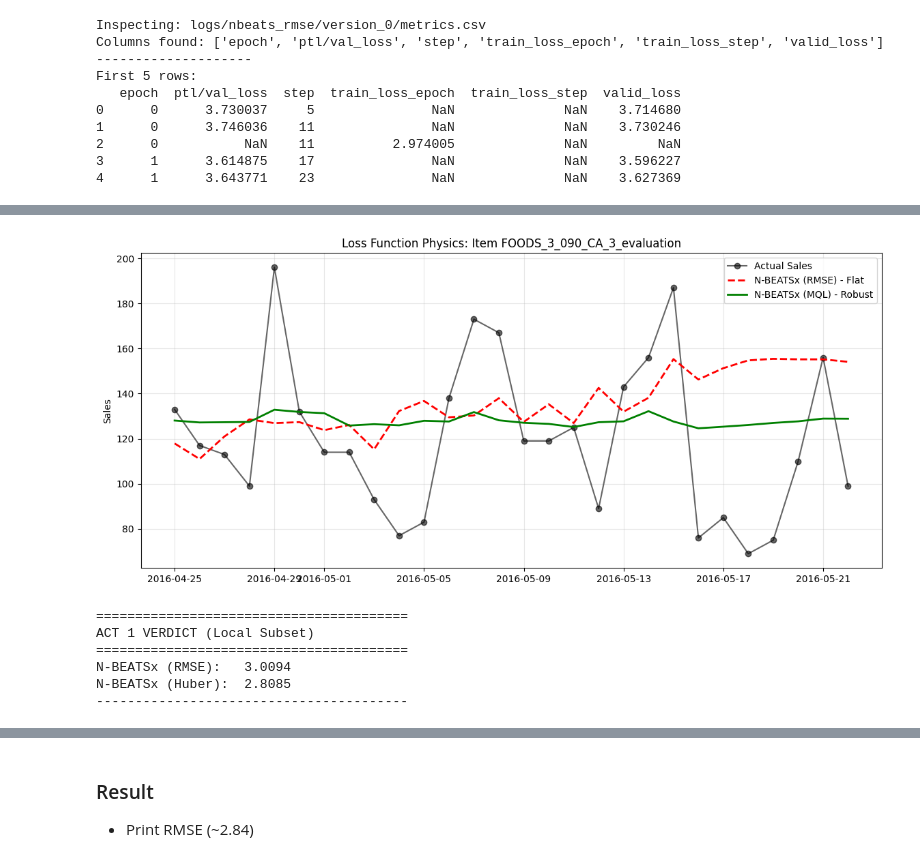
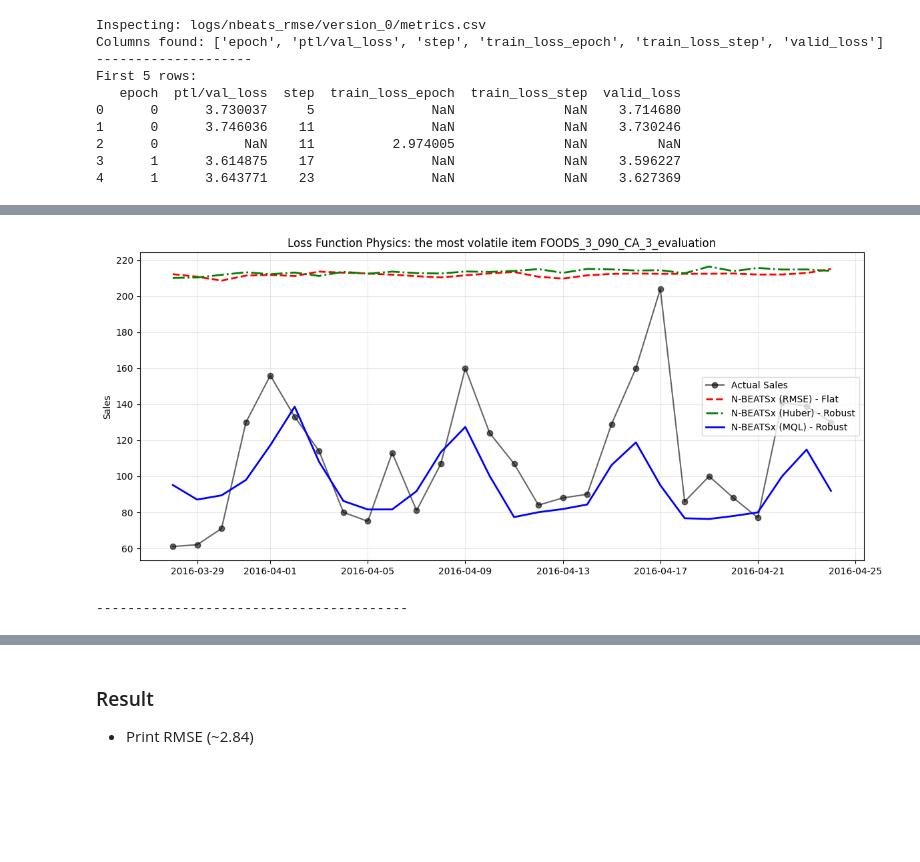
Before and after one commit to Zak-Las/Walmart-Demand-Forcasting, a Jupyter notebook: Notebooks/01_local_dynamics.ipynb, the cells around one changed output, grey strips where cells are left out. Drawn from its saved outputs; the diff is of its cells as text; code cells hidden in the pictures; blank space fills up the shorter version.

```diff
--- a/Notebooks/01_local_dynamics.ipynb
+++ b/Notebooks/01_local_dynamics.ipynb
@@ -627,10 +675,13 @@ if os.path.exists("logs/nbeats_rmse/"):
     shutil.rmtree("logs/nbeats_rmse/")
 if os.path.exists("logs/nbeats_mql/"):
     shutil.rmtree("logs/nbeats_mql/")
+if os.path.exists("logs/nbeats_huber/"):
+    shutil.rmtree("logs/nbeats_huber/")
 
 # 2. DEFINE LOGGERS
 # We create separate folders for each model so their versions don't clash
 logger_rmse = CSVLogger("logs", name="nbeats_rmse")
+logger_huber = CSVLogger("logs", name="nbeats_huber")
 logger_mql = CSVLogger("logs", name="nbeats_mql")
 
 # 3. DEFINE MODELS
@@ -640,8 +691,8 @@ common_params = dict(
     scaler_type='robust',
     batch_size=512,
     max_steps=3500,
-    val_check_steps=6,
-    early_stop_patience_steps=15,
+    val_check_steps=12,
+    early_stop_patience_steps=20,
     dropout_prob_theta=0.2,
     futr_exog_list=['sell_price', 'is_available', 'snap_CA', 'is_event'],
     exclude_insample_y=False,
@@ -658,17 +709,24 @@ models = [
         alias='NBEATSx_RMSE',
         logger=logger_rmse
     ),
-    # Model B: MQLoss (with its own logger)
+    # Model B: Huber Loss (with its own logger)
     NBEATSx(
         **common_params,
-        learning_rate=5e-4,
+        loss=HuberLoss(),
+        alias='NBEATSx_HUBER',
+        logger=logger_huber
+    ),
+    # Model C: MQLoss (with its own logger)
+    NBEATSx(
+        **common_params,
+        learning_rate=1e-4,
         loss=MQLoss(quantiles=[0.5, 0.8, 0.9]),
-        lr_scheduler=CosineAnnealingWarmRestarts,
-        lr_scheduler_kwargs={
-            'T_0': 1000, # Restart every 1000 steps
-            'T_mult': 2,
-            'eta_min': 1e-6 # Minimum LR to decay to
-        },
+        # lr_scheduler=CosineAnnealingWarmRestarts,
+        # lr_scheduler_kwargs={
+        #     'T_0': 250, # Restart every 250 steps
+        #     'T_mult': 2,
+        #     'eta_min': 1e-6 # Minimum LR to decay to
+        # },
         alias='NBEATSx_MQL',
         logger=logger_mql
     )
@@ -831,45 +955,31 @@ display(cv_results)
 # %%
 # ==========================================
 # 5. THE "MONEY PLOT": FORECAST VISUALIZATION
 # ==========================================
 # 1. Select the last window (The Test Set)
 last_cutoff = cv_results['cutoff'].max()
 test_set = cv_results[cv_results['cutoff'] == last_cutoff]
 
 # 2. Pick a volatile item (High variance in actuals)
 # We want to show a difficult case, not a flat one.
 item_var = test_set.groupby('unique_id')['y'].var()
 volatile_item = item_var.idxmax()
 
 subset = test_set[test_set['unique_id'] == volatile_item]
 
 # 3. Plot
 plt.figure(figsize=(14, 6))
 plt.plot(subset['ds'], subset['y'], label='Actual Sales', color='black', marker='o', alpha=0.6)
 plt.plot(subset['ds'], subset['NBEATSx_RMSE'], label='N-BEATSx (RMSE) - Flat', color='red', linestyle='--', linewidth=2)
-plt.plot(subset['ds'], subset['NBEATSx_MQL-median'], label='N-BEATSx (MQL) - Robust', color='green', linewidth=2)
+plt.plot(subset['ds'], subset['NBEATSx_HUBER'], label='N-BEATSx (Huber) - Robust', color='green', linestyle='-.', linewidth=2)
+plt.plot(subset['ds'], subset['NBEATSx_MQL-median'], label='N-BEATSx (MQL) - Robust', color='blue', linewidth=2)
 
-plt.title(f"Loss Function Physics: Item {volatile_item}")
+plt.title(f"Loss Function Physics: the most volatile item {volatile_item}")
 plt.ylabel("Sales")
 plt.legend()
 plt.grid(True, alpha=0.3)
 plt.show()
-
-# 4. Print the Scorecard for Act 1
-rmse_rmse = np.sqrt(np.mean((cv_results['y'] - cv_results['NBEATSx_RMSE'])**2))
-rmse_huber = np.sqrt(np.mean((cv_results['y'] - cv_results['NBEATSx_MQL-median'])**2))
-
-print("="*40)
-print(f"ACT 1 VERDICT (Local Subset)")
-print("="*40)
-print(f"N-BEATSx (RMSE):   {rmse_rmse:.4f}")
-print(f"N-BEATSx (Huber):  {rmse_huber:.4f}")
 print("-" * 40)
 # %% [output]
-[figure, old version]
+[figure, new version]
-========================================
-ACT 1 VERDICT (Local Subset)
-========================================
-N-BEATSx (RMSE):   3.0094
-N-BEATSx (Huber):  2.8085
 ----------------------------------------
```
Also changed, not shown: parts of 21 cells of this notebook, 3 other files.
